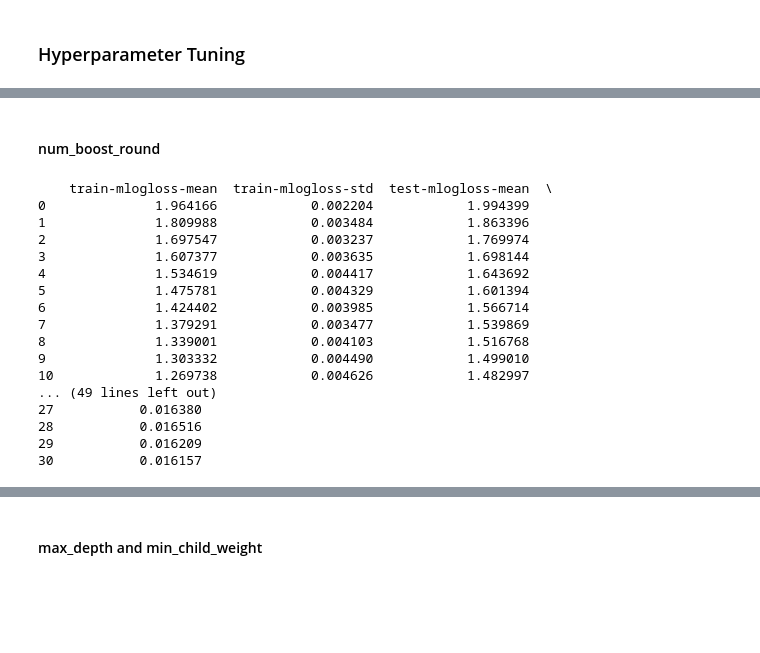
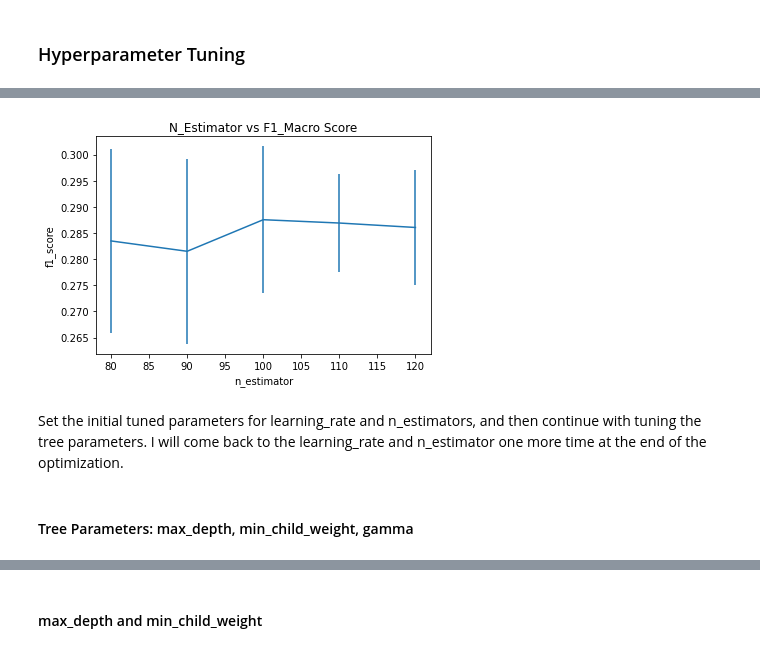
Before and after one commit to ehsung/Capstone-Project-2---Identify-Genetic-Disorder-is-Children, a Jupyter notebook: Notebooks/Preprocessing_and_Modeling.ipynb, the cells around one changed output, grey strips where cells are left out. Saved outputs shown, nothing was run; the diff lists cells and outputs as text; code cells hidden in the pictures; blank space fills up the shorter version.

```diff
--- a/Notebooks/Preprocessing_and_Modeling.ipynb
+++ b/Notebooks/Preprocessing_and_Modeling.ipynb
@@ -186,4 +295,17 @@ grid_search = RandomizedSearchCV(
+# %%
+hype_params = {
+    'xgb_model__learning_rate': [0.1],
+    'xgb_model__n_estimators': range(80, 130, 10),
+}
+# %%
+grid_search = GridSearchCV(
+    estimator=pipe_2,
+    param_grid=hype_params,
+    scoring = 'f1_macro',
+    cv = 5,
+    verbose=True,
+)
 # %%
-grid_search.fit(preprocessor.fit_transform(X_train), y_train)
+grid_search.fit(X_train, y_train)
 # %% [output]
 Fitting 5 folds for each of 5 candidates, totalling 25 fits
@@ -231,2 +336,0 @@ grid_search.best_score_
-# %% [markdown]
-#### num_boost_round
@@ -236,25 +337,18 @@ params = {"objective":'multi:softmax', "num_class":9}
-# %%
-# Perform cross-validation with early stopping: cv_results
-cv_results = xgb.cv(dtrain=D_train, metrics="mlogloss", early_stopping_rounds=10,
-                    params=params, nfold=5, num_boost_round=100, as_pandas=True, seed=123)
-
-# Print cv_results
-print(cv_results)
-# %% [output]
-    train-mlogloss-mean  train-mlogloss-std  test-mlogloss-mean  \
-0              1.964166            0.002204            1.994399
-1              1.809988            0.003484            1.863396
-2              1.697547            0.003237            1.769974
-3              1.607377            0.003635            1.698144
-4              1.534619            0.004417            1.643692
-5              1.475781            0.004329            1.601394
-6              1.424402            0.003985            1.566714
-7              1.379291            0.003477            1.539869
-8              1.339001            0.004103            1.516768
-9              1.303332            0.004490            1.499010
-10             1.269738            0.004626            1.482997
-... (49 lines left out)
-27           0.016380
-28           0.016516
-29           0.016209
-30           0.016157
+# %%
+n_est = [x['xgb_model__n_estimators'] for x in grid_search.cv_results_['params']]
+mean_score = list(grid_search.cv_results_['mean_test_score'])
+stds_score = list(grid_search.cv_results_['std_test_score'])
+results = zip(n_est, mean_score, stds_score)
+results_df = pd.DataFrame(list(results)).sort_values(by=0)
+# %%
+n_est = results_df[0]
+mean_score = results_df[1]
+stds_score = results_df[2]
+
+plt.errorbar(n_est, mean_score, yerr=stds_score)
+plt.title("N_Estimator vs F1_Macro Score")
+plt.xlabel("n_estimator")
+plt.ylabel("f1_score")
+plt.show()
+# %% [output]
+[figure, added]
@@ -260,0 +358,4 @@ print(cv_results)
+# %% [markdown]
+Set the initial tuned parameters for learning_rate and n_estimators, and then continue with tuning the tree parameters. I will come back to the learning_rate and n_estimator one more time at the end of the optimization.
+# %% [markdown]
+#### Tree Parameters: max_depth, min_child_weight, gamma
```
Also changed, not shown: parts of 125 cells of this notebook, 3 other files.
